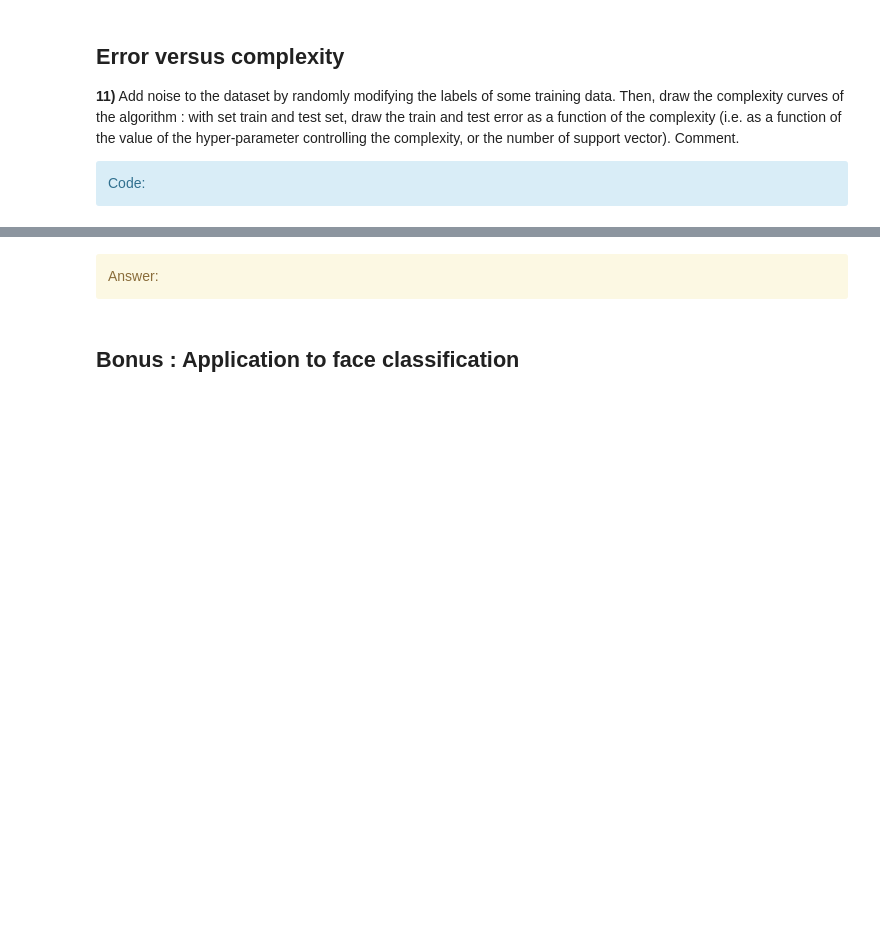
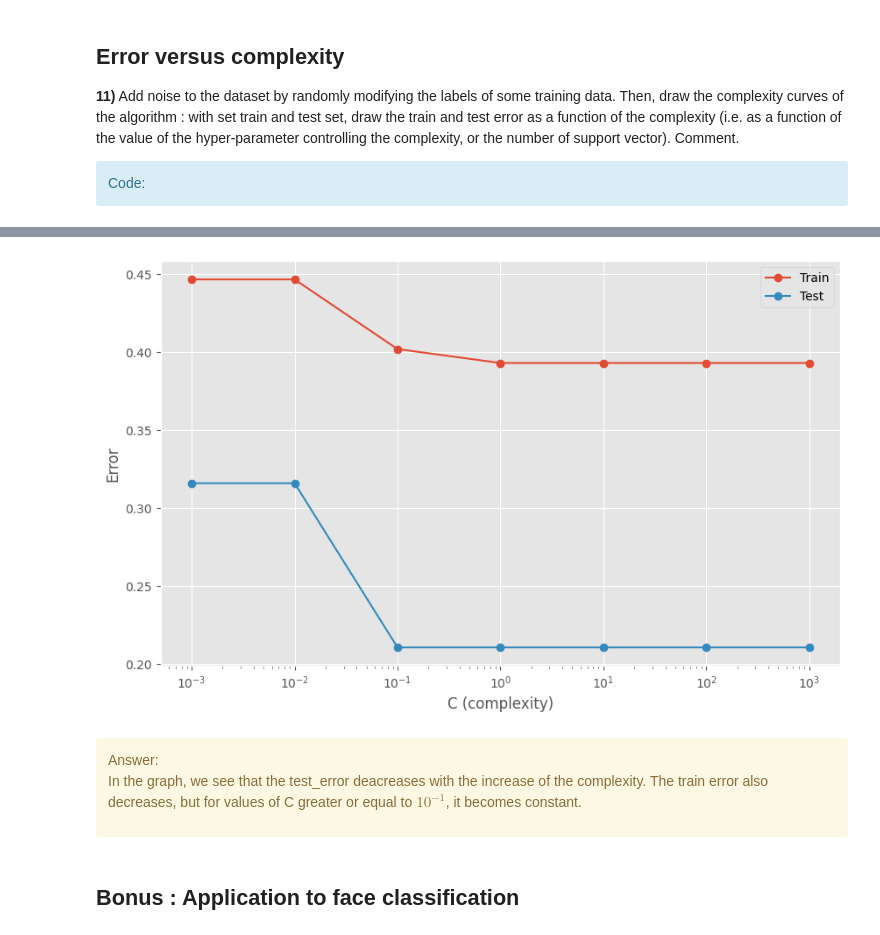
Before and after one commit to TarcisioBueno/support-vector-machine-SDTSIA210, a Jupyter notebook: TP_SVM_students.ipynb, the cells around one changed output, grey strips where cells are left out. Drawn from its saved outputs; the diff is of its cells as text; code cells hidden in the pictures; blank space fills up the shorter version.

```diff
--- a/TP_SVM_students.ipynb
+++ b/TP_SVM_students.ipynb
@@ -630,6 +628,39 @@ plt.show()
-# %% [markdown]
-<div class='alert alert-block alert-warning'>
-            Answer:</div>
+# %%
+# Vary the appropriate parameter and plot the training/testing results
+from sklearn.metrics import zero_one_loss
+
+C_values = np.logspace(-3, 3, 7)
+
+train_errors = []
+test_errors = []
+
+for C in C_values:
+    clf = svm.SVC(kernel='linear', C=C)
+    clf.fit(X_train, y_train)
+
+    train_error =  zero_one_loss(y_train, clf.predict(X_train))
+    test_error = zero_one_loss(y_test, clf.predict(X_test))
+
+    train_errors.append(train_error)
+    test_errors.append(test_error)
+
+plt.figure(figsize=(10, 6))
+plt.semilogx(C_values, train_errors, label='Train', marker='o')
+plt.semilogx(C_values, test_errors, label='Test', marker='o')
+plt.xlabel('C (complexity)')
+plt.ylabel('Error')
+plt.legend()
+plt.grid(True)
+plt.show()
+# %% [output]
+[figure, added]
+# %% [markdown]
+<div class='alert alert-block alert-warning'>
+            Answer:
+
+In the graph, we see that the test_error deacreases with the increase of the complexity. The train error also decreases, but for values of C greater or equal to $10^{-1}$, it becomes constant.
+
+</div>
 # %% [markdown]
 ## Bonus : Application to face classification
 # %% [markdown]
```
Also changed, not shown: parts of 11 cells of this notebook.
